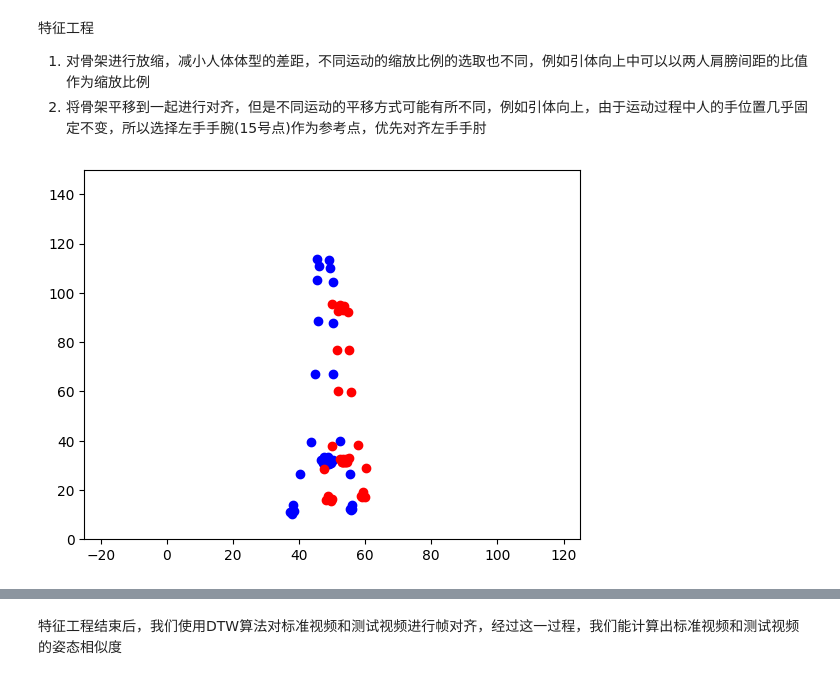
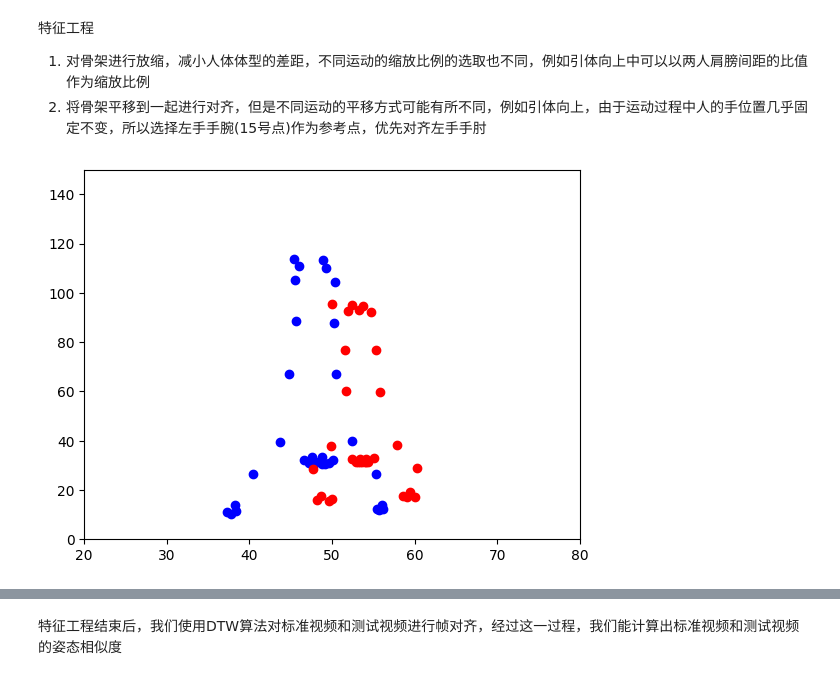
Before and after one commit to Chordrain/A-Mediapipe-Project-for-Correcting-Sports-Posture, a Jupyter notebook: mediapipe/demo.ipynb, the cells around one changed output, grey strips where cells are left out. Cells and saved outputs as stored; diff of their text form; code cells hidden in the pictures.

```diff
--- a/mediapipe/demo.ipynb
+++ b/mediapipe/demo.ipynb
@@ -229,24 +235,24 @@ def align_skeleton_pullup(vec1, vec2, pos=15):
 # %%
 # 数据处理之前
 frame_idx = 0
 plt.figure()
 for coord_idx in range(standard.shape[1]):
     plt.scatter(
         100 * standard[frame_idx][coord_idx][0],
         100 * standard[frame_idx][coord_idx][1],
         c="b",
     )
 for coord_idx in range(test.shape[1]):
     plt.scatter(
         100 * test[frame_idx][coord_idx][0],
         100 * test[frame_idx][coord_idx][1],
         c="r",
     )
-plt.xlim((-25, 125))
+plt.xlim((20, 80))
 plt.ylim((0, 150))
 plt.show()
 # %% [output]
-[figure, old version]
+[figure, new version]
 # %%
 # 水平翻转
 test = transformX(standard, test)
```
Also changed, not shown: parts of 4 cells of this notebook, 43 other files.
